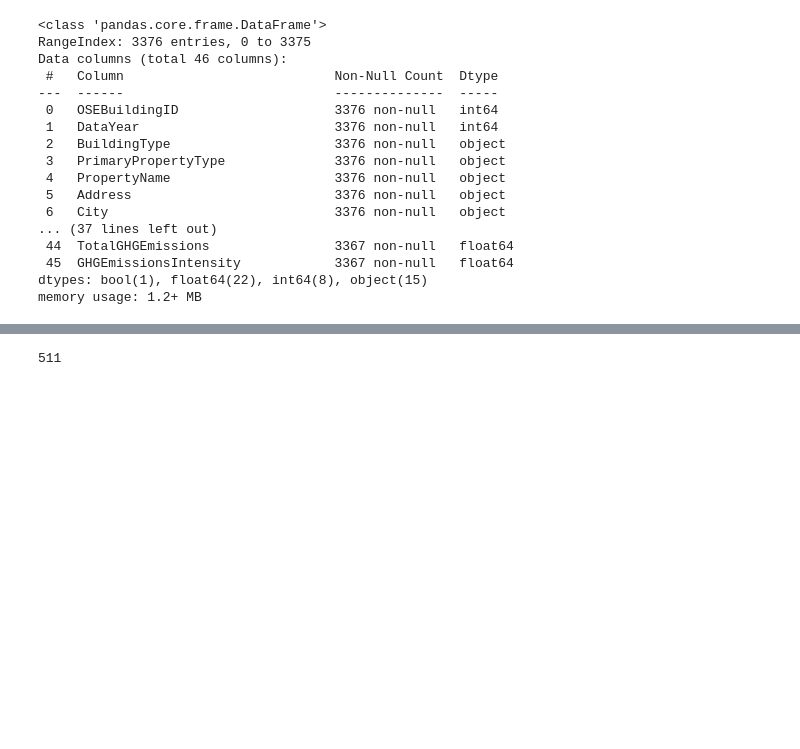
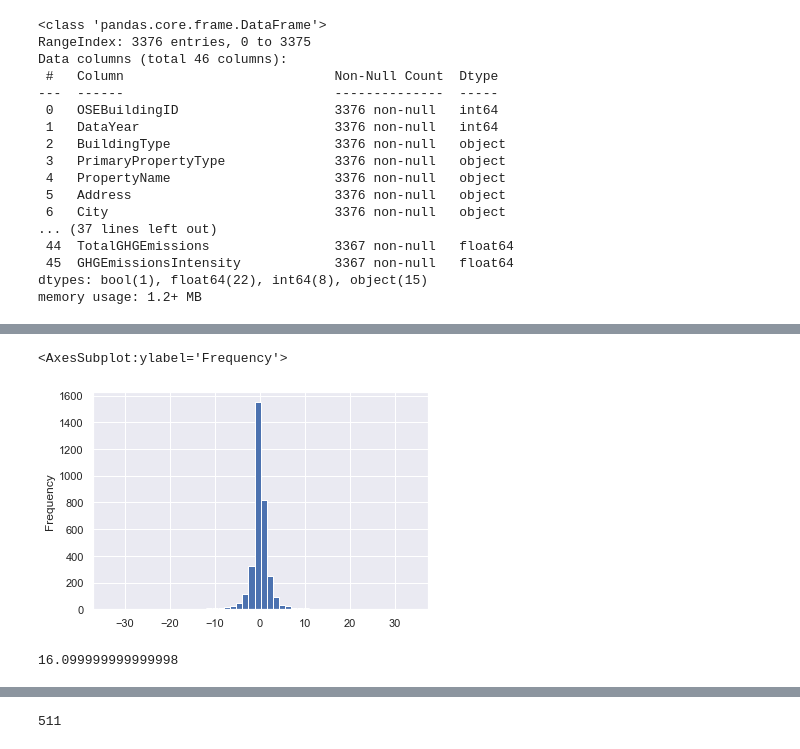
Before and after one commit to ArhurK/P4-Anticipez-les-besoins-en-consommation-de-batiments, a Jupyter notebook: P4.ipynb, the cells around one changed output, grey strips where cells are left out. Drawn from its saved outputs; the diff is of its cells as text; code cells hidden in the pictures; blank space fills up the shorter version.

```diff
--- a/P4.ipynb
+++ b/P4.ipynb
@@ -312,0 +316,9 @@ memory usage: 1.2+ MB
+# %%
+data.GHGEmissionsIntensity.diff().plot.hist(bins=50)
+# %% [output]
+<AxesSubplot:ylabel='Frequency'>
+[figure, added]
+# %%
+23*0.7
+# %% [output]
+16.099999999999998
```
Also changed, not shown: parts of 16 cells of this notebook.
